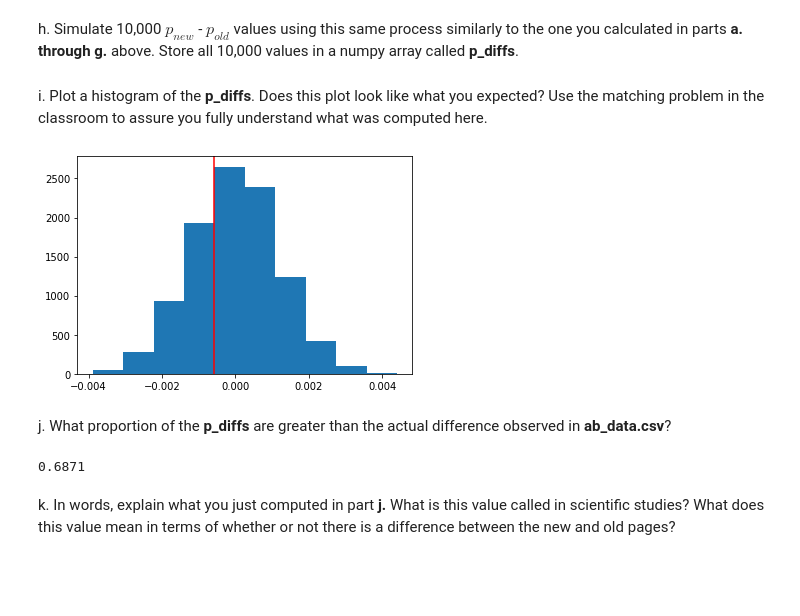
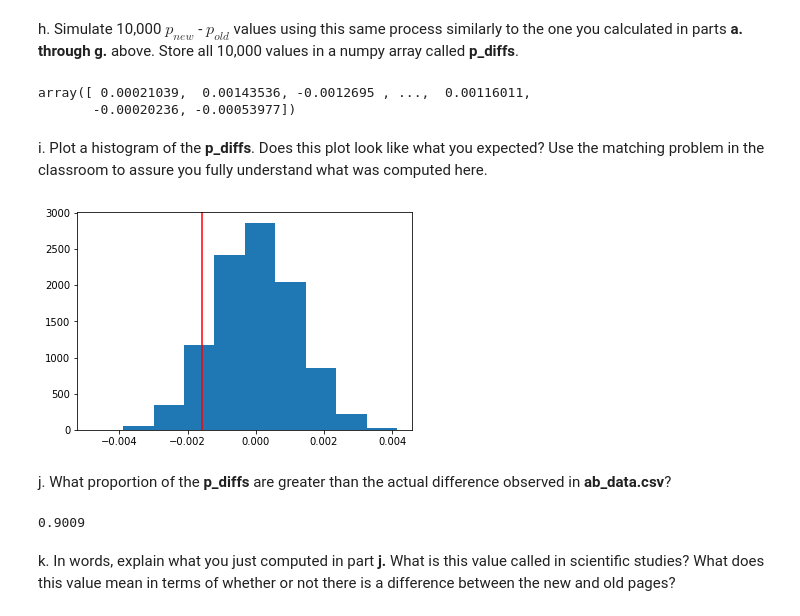
Before and after one commit to jessicarose00/Udacity_Nanodegree, a Jupyter notebook: analyze_ab_test_results/analyze_ab_test_results.ipynb, the cells around one changed output. Cells and saved outputs as stored; diff of their text form; code cells hidden in the pictures; blank space fills up the shorter version.

```diff
--- a/analyze_ab_test_results/analyze_ab_test_results.ipynb
+++ b/analyze_ab_test_results/analyze_ab_test_results.ipynb
@@ -171,13 +171,15 @@ a. What is the **convert rate** for $p_{new}$ under the null?
 # %%
 # since the success rate is equal regardless of the page
 # a and b will be the same
-df2.converted.mean()
+p_new = df2.converted.mean()
+p_new
 # %% [output]
 0.11959667567149027
 # %% [markdown]
 b. What is the **convert rate** for $p_{old}$ under the null? <br><br>
 # %%
-df2.converted.mean()
+p_old = df2.converted.mean()
+p_old
 # %% [output]
 0.11959667567149027
 # %% [markdown]
@@ -233,17 +222,32 @@ for _ in range(10000):
+# %%
+# this will do the same as above but more efficiently
+p_diffs = []
+
+new_page_converted = np.random.binomial(n_new,p_new,10000) / n_new
+old_page_converted = np.random.binomial(n_old,p_old,10000) / n_old
+
+p_diffs = new_page_converted - old_page_converted
+
+p_diffs
+# %% [output]
+array([ 0.00021039,  0.00143536, -0.0012695 , ...,  0.00116011,
+       -0.00020236, -0.00053977])
 # %% [markdown]
 i. Plot a histogram of the **p_diffs**.  Does this plot look like what you expected?  Use the matching problem in the classroom to assure you fully understand what was computed here.
+# %%
+act_diff = (df2[df2['group'] == "treatment"]['converted'].mean()) - (df2[df2['group'] == "control"]['converted'].mean())
 # %%
 plt.hist(p_diffs)
-plt.axvline(obs_diff, c='red');
+plt.axvline(act_diff, c='red');
 # %% [output]
-[figure, old version]
+[figure, new version]
 # %% [markdown]
 j. What proportion of the **p_diffs** are greater than the actual difference observed in **ab_data.csv**?
 # %%
 # Compute p-value
-(p_diffs > obs_diff).mean()
+(p_diffs > act_diff).mean()
 # %% [output]
-0.6871
+0.9009
 # %% [markdown]
 k. In words, explain what you just computed in part **j.**  What is this value called in scientific studies?  What does this value mean in terms of whether or not there is a difference between the new and old pages?
 # %% [markdown]
```
Also changed, not shown: parts of 12 cells of this notebook.
